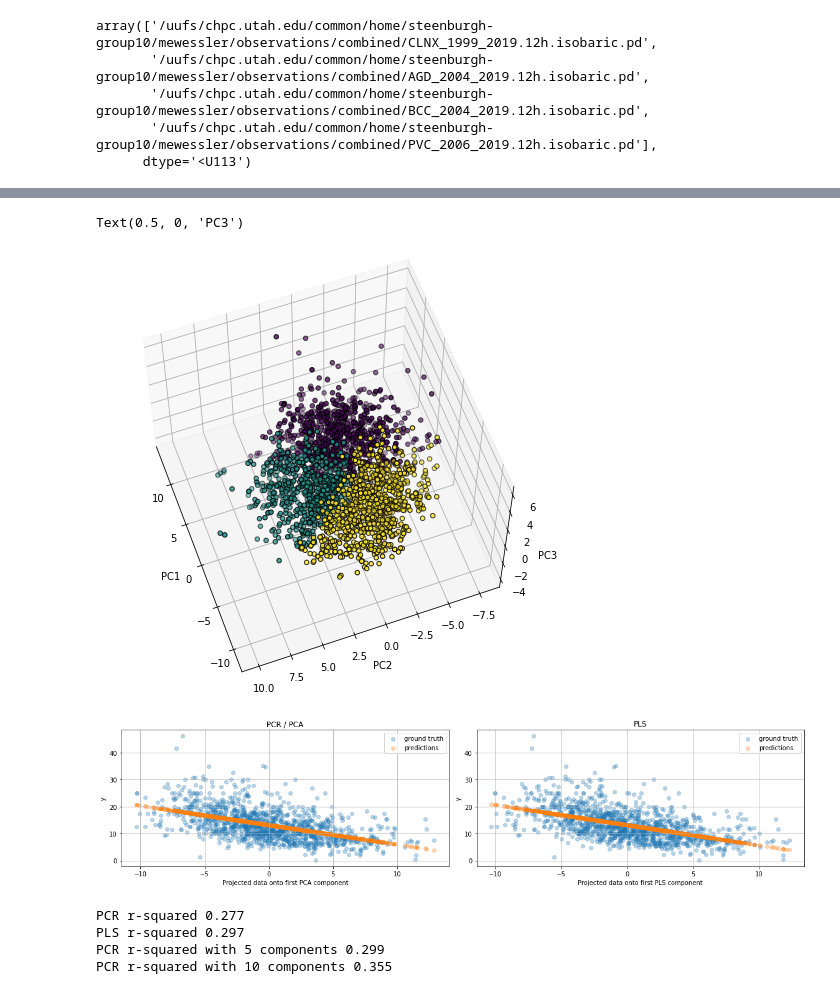
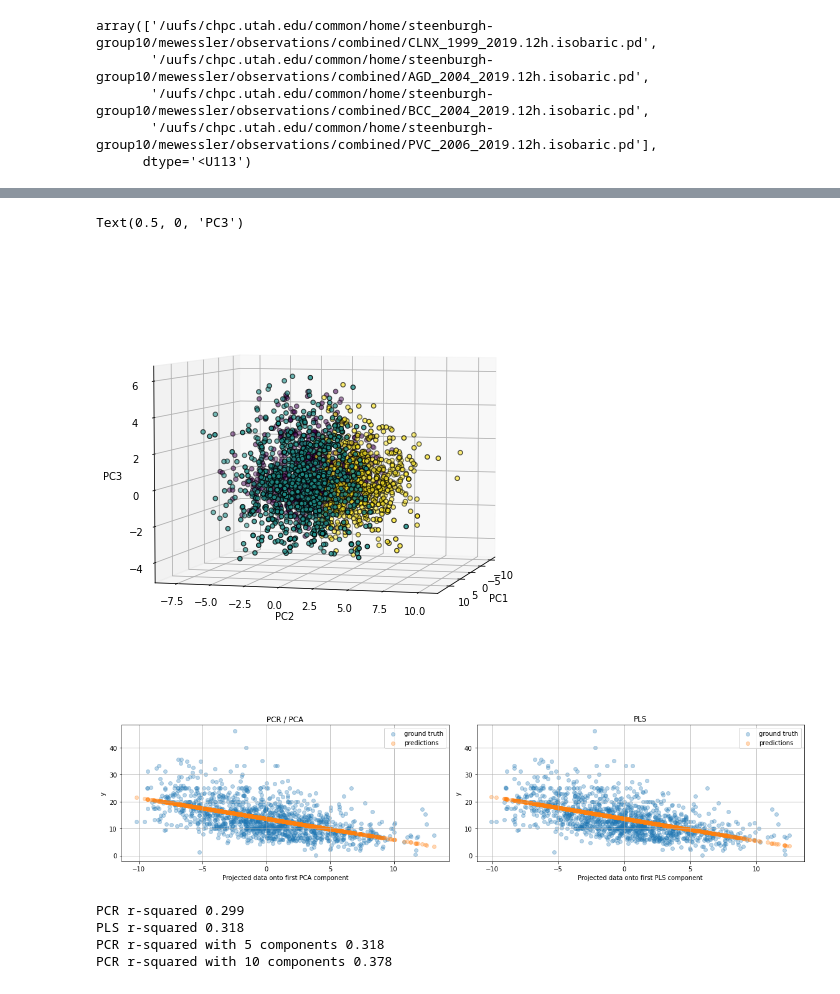
Before and after one commit to m-wessler/snow-liquid-ratio, a Jupyter notebook: core/train_experiment.ipynb, the cells around one changed output, grey strips where cells are left out. Drawn from its saved outputs; the diff is of its cells as text; code cells hidden in the pictures.

```diff
--- a/core/train_experiment.ipynb
+++ b/core/train_experiment.ipynb
@@ -19,7 +19,7 @@ obdir = '/uufs/chpc.utah.edu/common/home/steenburgh-group10/mewessler/observatio
 # %%
 min_slr, max_slr = 0, 50
 max_T, Tlevel = 0 + 273.15, 650
-min_swe_in = 0.1
+min_swe_in = 0
 
 # 'keep' will override if any listed, else 'drop'
 trim_type = ['min', 'max']
@@ -28,7 +28,7 @@ use_surface = False
 # NUTAH group use 750 mb, BNSF use 750?
 min_level, max_level = 200, 750
 
-keep_key_types = ['T', 'Q', 'SPD']# 'VO', 'Z', 'DIR', 'U', 'V', 'R'
+keep_key_types = ['T']#, 'Q', 'SPD']# 'VO', 'Z', 'DIR', 'U', 'V', 'R'
 drop_key_types = []
 
 # group_label, site_list, interval = 'BNSF24', ['BSNFEX', 'BSNFJE', 'BSNFDC'], 24
@@ -139,7 +150,7 @@ pairplot_mp = partial(pairplot, plot_data=df, label=group_label)
 #     p.join()
 # %%
 # Remove SWE after plotting if not using as a predictor
-# df.pop('swe_mm');
+df.pop('swe_mm');
 # %%
 # int(slr) for stratification (> 1 ct per class label)
 df = df.dropna()
@@ -203,7 +213,7 @@ plt.show()
 # %%
 from sklearn.decomposition import PCA
 
-pca = PCA(n_components=10).fit(X_train_norm)
+pca = PCA(n_components=10).fit(X_train)
 
 fig, axes = plt.subplots(5, 2, figsize=(16, 20))
 axes = axes.flatten()
@@ -213,7 +223,7 @@ for i, ax in enumerate(axes):
     ax.set_title('Component %d Var Exp: %f\nCumulative Var Exp: %f'%(
         i+1, pca.explained_variance_ratio_[i], pca.explained_variance_ratio_[:i+1].sum()))
 
-    ax.scatter(X_train_norm.dot(pca.components_[i]), y_train, alpha=.3)
+    ax.scatter(X_train.dot(pca.components_[i]), np.log(y_train), alpha=.3)
     ax.set(xlabel='Projected data onto PCA component %d'%(i+1), ylabel='y')
     ax.grid()
 
@@ -223,0 +240,3 @@ plt.show()
+# %%
+for i, j in zip(X_train.keys(), pca.components_[0]):
+    print(i, j)
@@ -224,25 +256,25 @@ plt.show()
 # %%
 from sklearn.cluster import KMeans
 from mpl_toolkits.mplot3d import Axes3D
 
 comp = [X_train_norm.dot(pca.components_[i]).rename('PC%d'%i) for i in range(3)]
 comp = pd.DataFrame(comp).T.values
 
 kmeans = KMeans(n_clusters=3).fit(comp)
 labels = kmeans.labels_
 
 fig = plt.figure(0, figsize=(8, 6))
-ax = Axes3D(fig, rect=[0, 0, .95, 1], elev=60, azim=160)
+ax = Axes3D(fig, rect=[0, 0, .95, 1], elev=5, azim=15)
 
 ax.scatter(comp[:, 0], comp[:, 1], comp[:, 2],
                c=labels.astype(float), edgecolor='k')
 
 ax.set_xlabel('PC1')
 ax.set_ylabel('PC2')
 ax.set_zlabel('PC3')
 # %% [output]
 Text(0.5, 0, 'PC3')
-[figure, old version]
+[figure, new version]
 # %%
 from sklearn.pipeline import make_pipeline
 from sklearn.linear_model import LinearRegression
@@ -286,11 +318,11 @@ pca_2 = make_pipeline(PCA(n_components=10), LinearRegression())
 pca_2.fit(X_train_norm, y_train)
 print(f"PCR r-squared with 10 components {pca_2.score(X_test_norm, y_test):.3f}")
 # %% [output]
-[figure, old version]
+[figure, new version]
-PCR r-squared 0.277
-PLS r-squared 0.297
-PCR r-squared with 5 components 0.299
-PCR r-squared with 10 components 0.355
+PCR r-squared 0.299
+PLS r-squared 0.318
+PCR r-squared with 5 components 0.318
+PCR r-squared with 10 components 0.378
 # %%
 from sklearn.linear_model import LinearRegression
 
```
Also changed, not shown: parts of 15 cells of this notebook.
